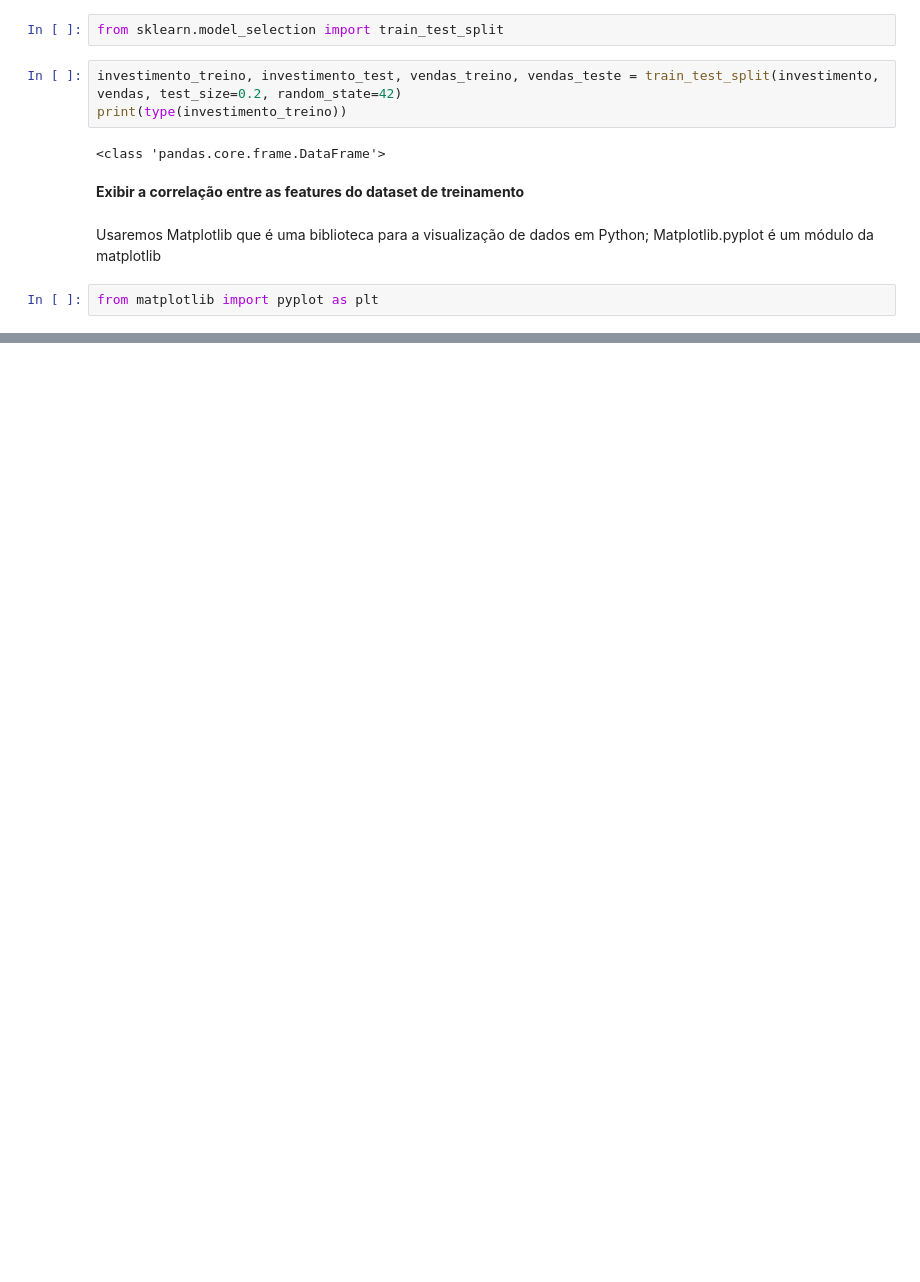
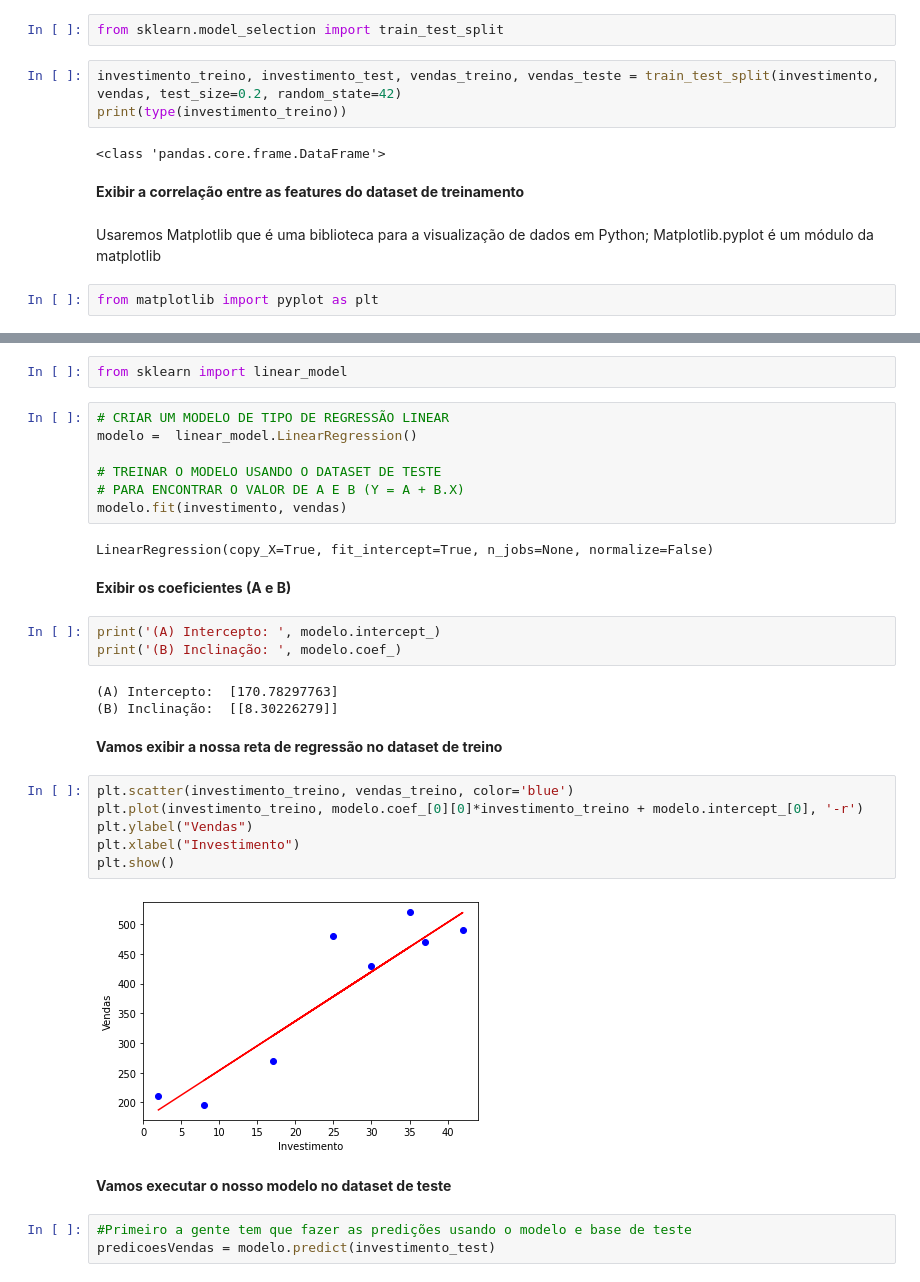
Before and after one commit to leonardorsolar/intelligence-artificial, a Jupyter notebook: RegressaoLinear.ipynb, the cells around one changed output, grey strips where cells are left out. Drawn from its saved outputs; the diff is of its cells as text; blank space fills up the shorter version.

```diff
--- a/RegressaoLinear.ipynb
+++ b/RegressaoLinear.ipynb
@@ -131,0 +136,35 @@ plt.show()
+# %%
+from sklearn import linear_model
+# %%
+# CRIAR UM MODELO DE TIPO DE REGRESSÃO LINEAR
+modelo =  linear_model.LinearRegression()
+
+# TREINAR O MODELO USANDO O DATASET DE TESTE
+# PARA ENCONTRAR O VALOR DE A E B (Y = A + B.X)
+modelo.fit(investimento, vendas)
+# %% [output]
+LinearRegression(copy_X=True, fit_intercept=True, n_jobs=None, normalize=False)
+# %% [markdown]
+**Exibir os coeficientes (A e B)**
+# %%
+print('(A) Intercepto: ', modelo.intercept_)
+print('(B) Inclinação: ', modelo.coef_)
+# %% [output]
+(A) Intercepto:  [170.78297763]
+(B) Inclinação:  [[8.30226279]]
+# %% [markdown]
+**Vamos exibir a nossa reta de regressão no dataset de treino**
+# %%
+plt.scatter(investimento_treino, vendas_treino, color='blue')
+plt.plot(investimento_treino, modelo.coef_[0][0]*investimento_treino + modelo.intercept_[0], '-r')
+plt.ylabel("Vendas")
+plt.xlabel("Investimento")
+plt.show()
+# %% [output]
+[figure, added]
+# %% [markdown]
+
+**Vamos executar o nosso modelo no dataset de teste**
+# %%
+#Primeiro a gente tem que fazer as predições usando o modelo e base de teste
+predicoesVendas = modelo.predict(investimento_test)
```
Also changed, not shown: parts of 8 cells of this notebook.
